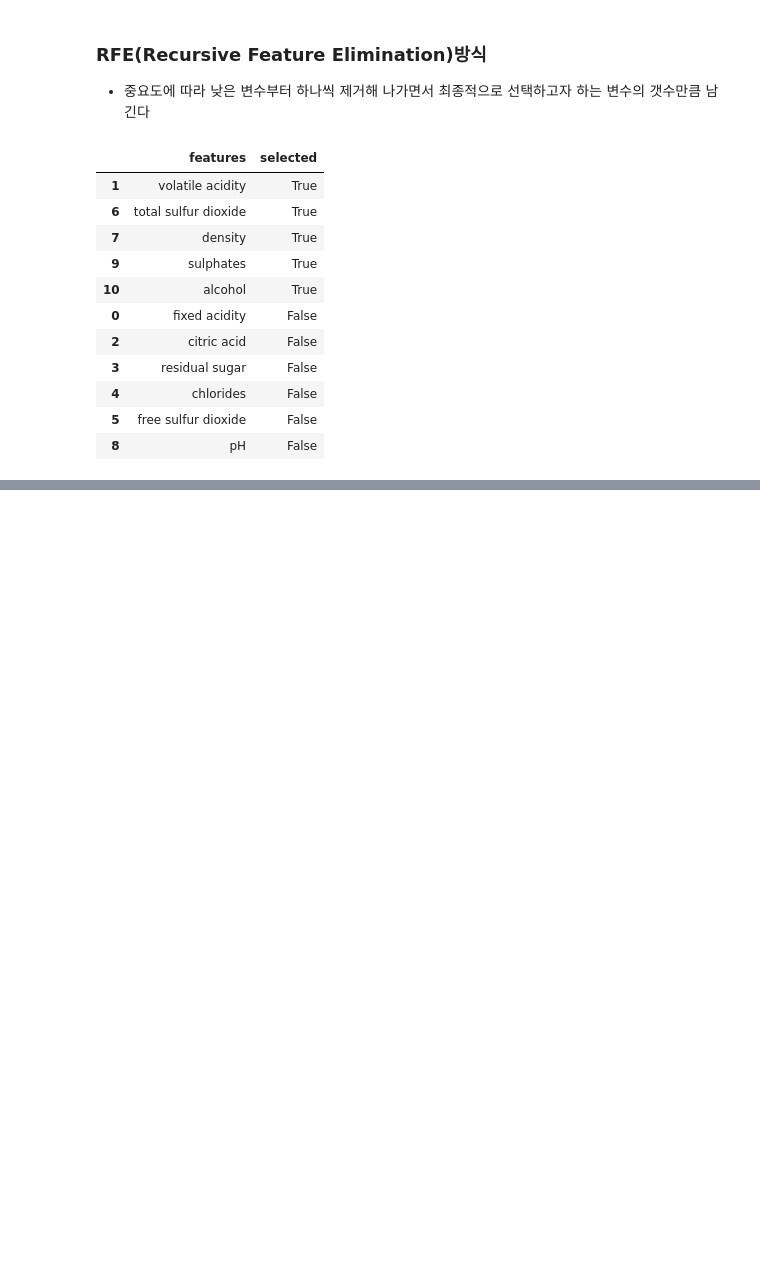
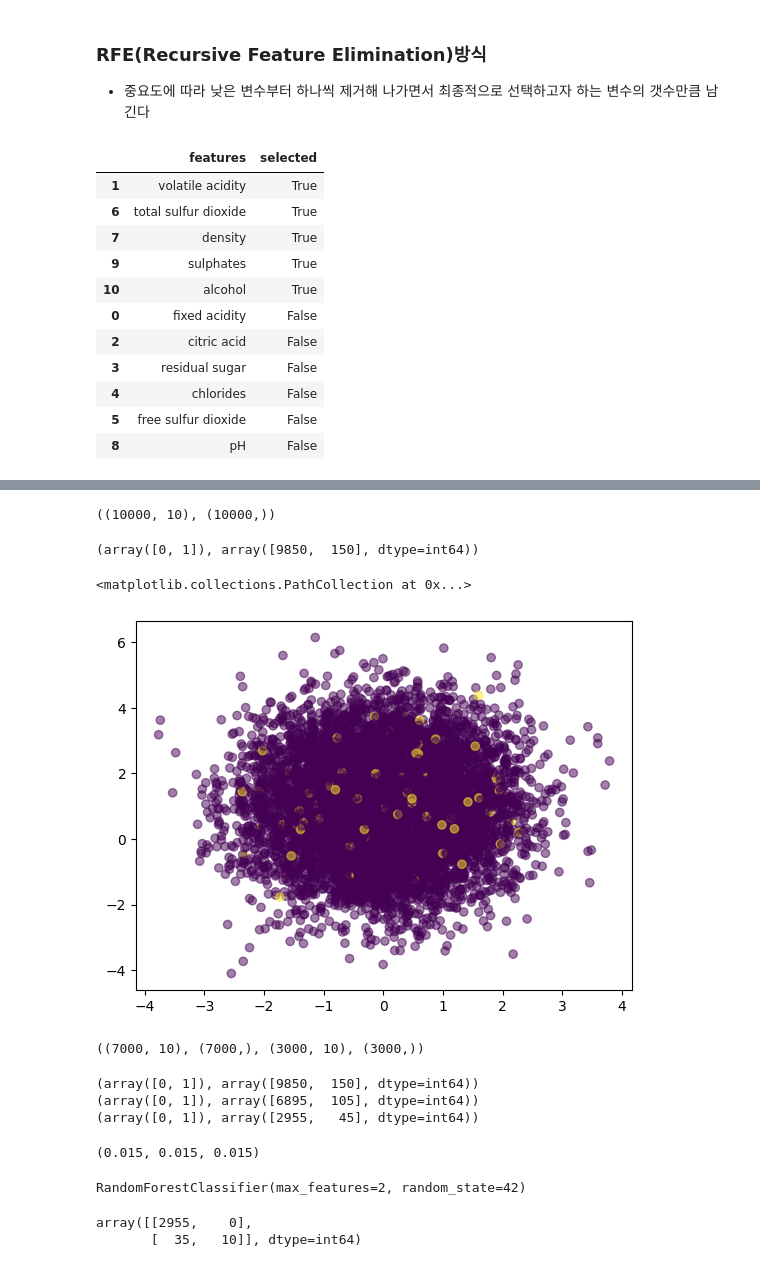
Before and after one commit to wonee-302/ai, a Jupyter notebook: source/08_MachineLearning/4장_머신러닝모형최적화.ipynb, the cells around one changed output, grey strips where cells are left out. Cells and saved outputs as stored; diff of their text form; code cells hidden in the pictures; blank space fills up the shorter version.

```diff
--- a/source/08_MachineLearning/4장_머신러닝모형최적화.ipynb
+++ b/source/08_MachineLearning/4장_머신러닝모형최적화.ipynb
@@ -237,0 +483,60 @@ features_rfe.sort_values(by='selected', ascending=False)
+# %%
+# 데이터
+from sklearn.datasets import make_classification
+X, y = make_classification(n_samples =10000, # 표본 데이터수
+                           n_features= 10,  # 독립변수 수
+                           n_informative=5, # 종속변수와 상관관계가 잇는 독립변수 수
+                           n_classes=2,     # 종속변수의 클래스 수
+                           n_clusters_per_class=1, #클래스 당 군의 수
+                           weights=[0.99, 0.01], # 각 클래스의 할당된 표본 비율
+                           random_state=42)
+X.shape, y.shape
+# %% [output]
+((10000, 10), (10000,))
+# %%
+import numpy as np
+np.unique(y, return_counts=True)
+# %% [output]
+(array([0, 1]), array([9850,  150], dtype=int64))
+# %%
+import matplotlib.pyplot as plt
+plt.scatter(x=X[:,0], y=X[:,1], c=y, alpha=0.5)
+# %% [output]
+<matplotlib.collections.PathCollection at 0x...>
+[figure, added]
+# %%
+from sklearn.model_selection import train_test_split
+X_train, X_test, y_train, y_test = train_test_split(X, y,
+                                                   test_size=0.3,
+                                                   stratify=y, #층화추출
+                                                   random_state=42)
+X_train.shape, y_train.shape, X_test.shape, y_test.shape
+# %% [output]
+((7000, 10), (7000,), (3000, 10), (3000,))
+# %%
+print(np.unique(y, return_counts=True))
+print(np.unique(y_train, return_counts= True))
+print(np.unique(y_test, return_counts= True))
+# %% [output]
+(array([0, 1]), array([9850,  150], dtype=int64))
+(array([0, 1]), array([6895,  105], dtype=int64))
+(array([0, 1]), array([2955,   45], dtype=int64))
+# %%
+y.mean(), y_train.mean(), y_test.mean()
+# %% [output]
+(0.015, 0.015, 0.015)
+# %%
+from sklearn.ensemble import RandomForestClassifier
+rf_model = RandomForestClassifier(n_estimators=100, #모델에서 사용할 트리 갯수
+                                  max_features=2, # 각 노드에서 분할에 사용할 특징(열)의 최대수
+                                  random_state=42)
+rf_model.fit(X_train, y_train)
+# %% [output]
+RandomForestClassifier(max_features=2, random_state=42)
+# %%
+rf_pred = rf_model.predict(X_test)
+from sklearn.metrics import confusion_matrix
+confusion_matrix(y_test, rf_pred)
+# %% [output]
+array([[2955,    0],
+       [  35,   10]], dtype=int64)
```
Also changed, not shown: parts of 82 cells of this notebook, 13 other files.
